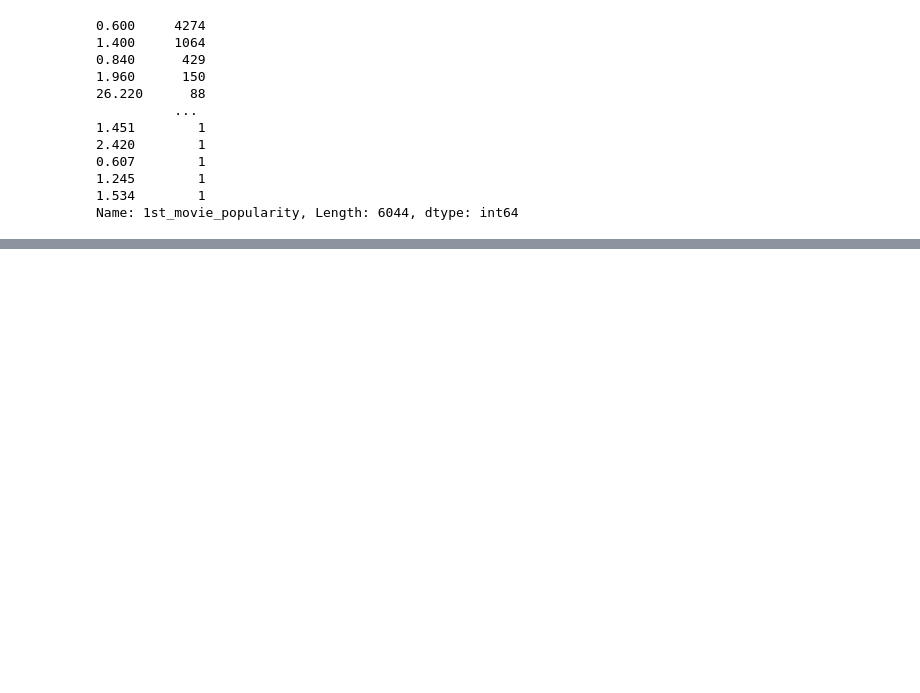
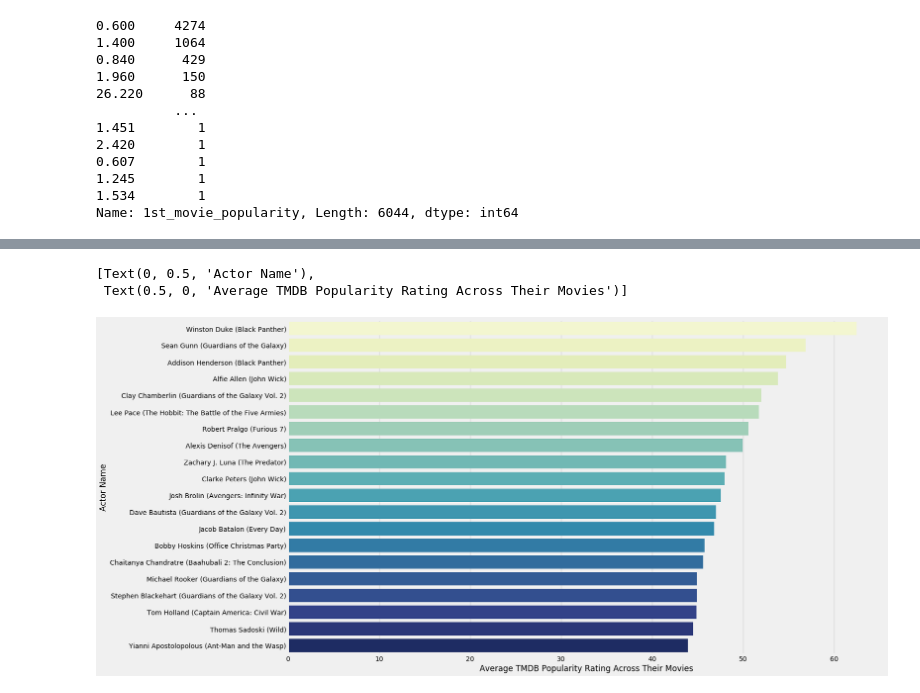
Before and after one commit to cmf-datasci/module1_project, a Jupyter notebook: Working-Sheet_vFriAM.ipynb, the cells around one changed output, grey strips where cells are left out. Cells and saved outputs as stored; diff of their text form; code cells hidden in the pictures; blank space fills up the shorter version.

```diff
--- a/Working-Sheet_vFriAM.ipynb
+++ b/Working-Sheet_vFriAM.ipynb
@@ -728,0 +815,7 @@ df_imdb_name_basics = df_imdb_name_basics.dropna(subset=['1st_movie','2nd_movie'
+# %%
+#Get Average Popularity Score
+df_imdb_name_basics['average_popularity'] = df_imdb_name_basics[['1st_movie_popularity','2nd_popularity','3rd_popularity','4th_popularity']].mean(axis=1, skipna=True, numeric_only=True)
+# %%
+#Prepare Data For Graph
+
+df_imdb_name_basics['first_profession'] = [x.split(',')[0] for x in df_imdb_name_basics['primary_profession_x']]
@@ -728,0 +838,4 @@ df_imdb_name_basics = df_imdb_name_basics.dropna(subset=['1st_movie','2nd_movie'
+# %%
+df_imdb_name_basics['second_profession'] = [x.split(',')[1] for x in df_imdb_name_basics['primary_profession_x']]
+df_imdb_name_basics['third_profession'] = [x.split(',')[2] for x in df_imdb_name_basics['primary_profession_x']]
+df_imdb_name_basics['fourth_profession'] = [x.split(',')[3] for x in df_imdb_name_basics['primary_profession_x']]
@@ -728,0 +844,15 @@ df_imdb_name_basics = df_imdb_name_basics.dropna(subset=['1st_movie','2nd_movie'
+# %%
+#Clean Actors Data
+
+actor_averages = df_imdb_name_basics.loc[
+    (df_imdb_name_basics['first_profession']=='actor') &
+    (df_imdb_name_basics['stunts']==0) &
+    (df_imdb_name_basics['camera_department']==0) &
+    (df_imdb_name_basics['sound_department']==0) &
+    (df_imdb_name_basics['2nd_popularity']>0) &
+    (df_imdb_name_basics['average_popularity']>30)]
+
+actor_averages = actor_averages.sort_values('average_popularity',ascending=False).head(20)
+actor_averages['birth_year'] = actor_averages['birth_year'].astype(str)
+actor_averages['graph_name'] = actor_averages['primary_name'] + ' (' + actor_averages['1st_movie']+')'
+actor_averages
@@ -728,0 +878,11 @@ df_imdb_name_basics = df_imdb_name_basics.dropna(subset=['1st_movie','2nd_movie'
+# %%
+#Create Actors Graph
+
+f, ax = plt.subplots(figsize=(20,12))
+plt.style.use('fivethirtyeight')
+sns.barplot(actor_averages['average_popularity'],actor_averages['graph_name'], palette='YlGnBu')
+ax.set(xlabel='Average TMDB Popularity Rating Across Their Movies',ylabel='Actor Name')
+# %% [output]
+[Text(0, 0.5, 'Actor Name'),
+ Text(0.5, 0, 'Average TMDB Popularity Rating Across Their Movies')]
+[figure, added]
```
Also changed, not shown: parts of 38 cells of this notebook.
